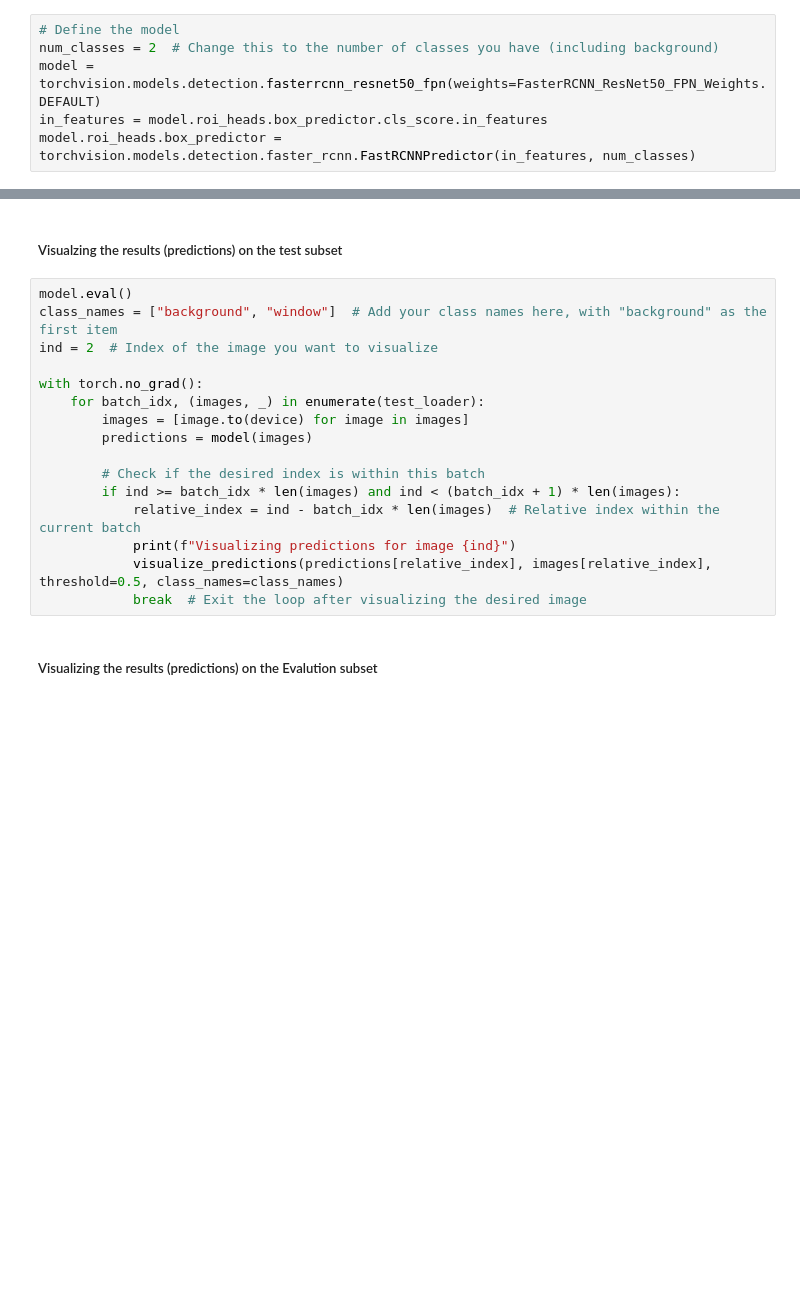
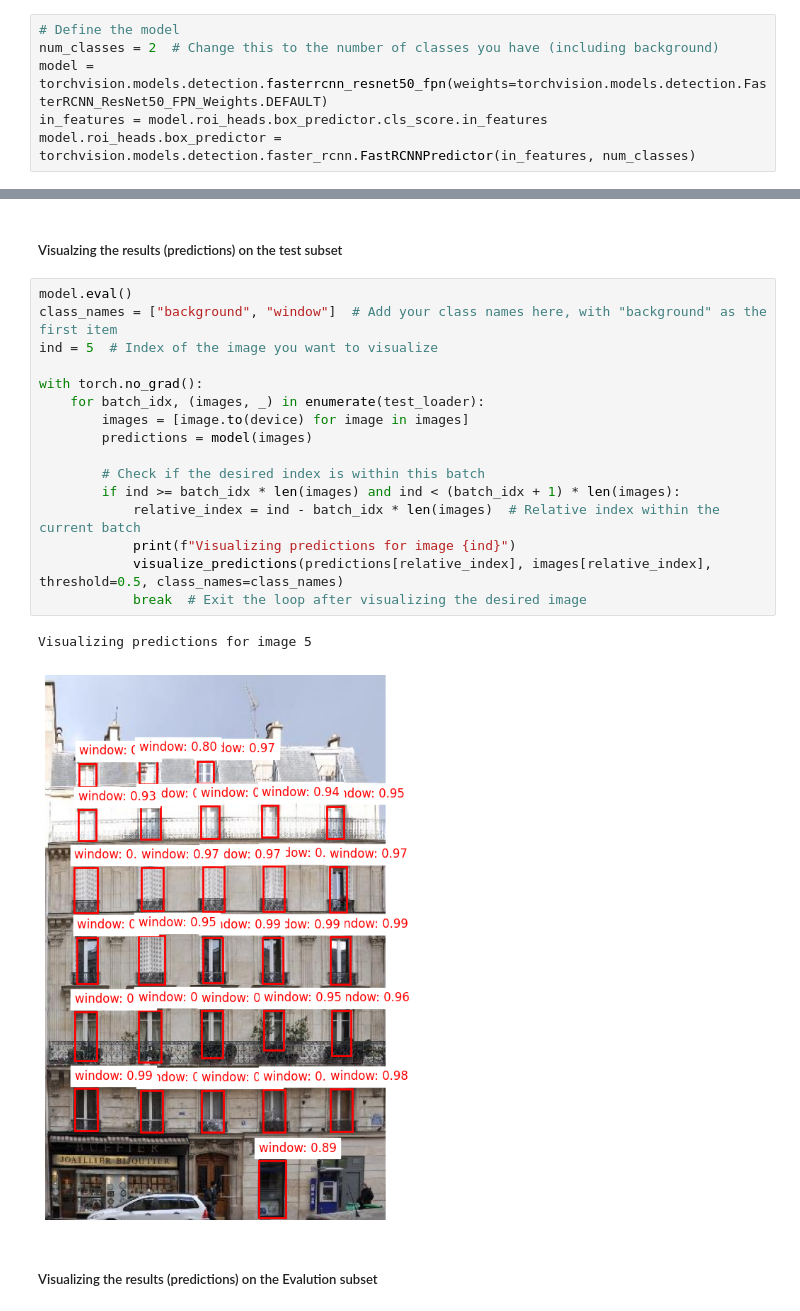
Before and after one commit to mohamadalbaaj/WWR, a Jupyter notebook: object_detection_fasterrcnn.ipynb, the cells around one changed output, grey strips where cells are left out. Saved outputs shown, nothing was run; the diff lists cells and outputs as text; blank space fills up the shorter version.

```diff
--- a/object_detection_fasterrcnn.ipynb
+++ b/object_detection_fasterrcnn.ipynb
@@ -159,7 +171,7 @@ visualize_sample(train_dataset, idx=45)  # Change idx to visualize other samples
 # %%
 # Define the model
 num_classes = 2  # Change this to the number of classes you have (including background)
-model = torchvision.models.detection.fasterrcnn_resnet50_fpn(weights=FasterRCNN_ResNet50_FPN_Weights.DEFAULT)
+model = torchvision.models.detection.fasterrcnn_resnet50_fpn(weights=torchvision.models.detection.FasterRCNN_ResNet50_FPN_Weights.DEFAULT)
 in_features = model.roi_heads.box_predictor.cls_score.in_features
 model.roi_heads.box_predictor = torchvision.models.detection.faster_rcnn.FastRCNNPredictor(in_features, num_classes)
 # %% [markdown]
@@ -321,19 +343,22 @@ def visualize_predictions(predictions, image_tensor, threshold=0.5, class_names=
 # %%
 model.eval()
 class_names = ["background", "window"]  # Add your class names here, with "background" as the first item
-ind = 2  # Index of the image you want to visualize
+ind = 5  # Index of the image you want to visualize
 
 with torch.no_grad():
     for batch_idx, (images, _) in enumerate(test_loader):
         images = [image.to(device) for image in images]
         predictions = model(images)
 
         # Check if the desired index is within this batch
         if ind >= batch_idx * len(images) and ind < (batch_idx + 1) * len(images):
             relative_index = ind - batch_idx * len(images)  # Relative index within the current batch
             print(f"Visualizing predictions for image {ind}")
             visualize_predictions(predictions[relative_index], images[relative_index], threshold=0.5, class_names=class_names)
             break  # Exit the loop after visualizing the desired image
+# %% [output]
+Visualizing predictions for image 5
+[figure, added]
 # %% [markdown]
 ##### Visualizing the results (predictions) on the Evalution subset
 # %%
```
Also changed, not shown: parts of 9 cells of this notebook.
